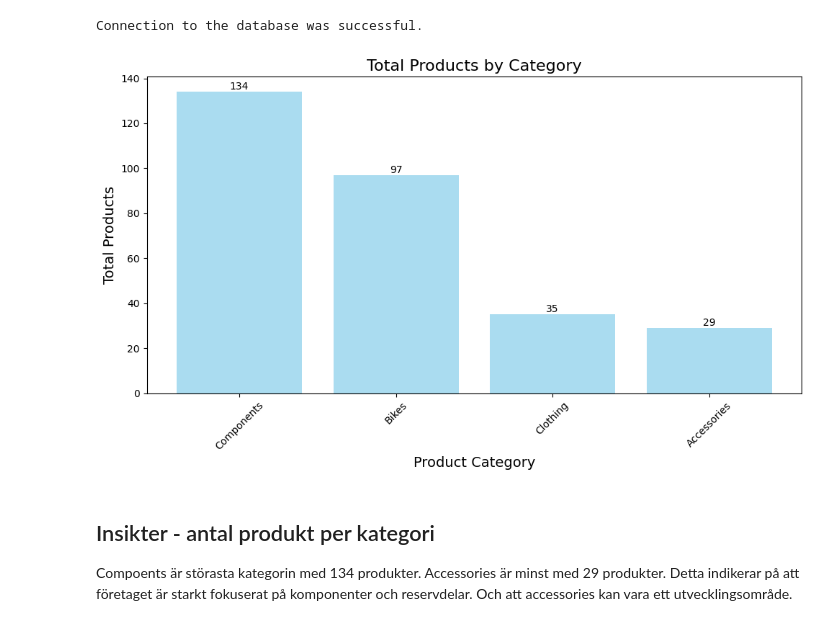
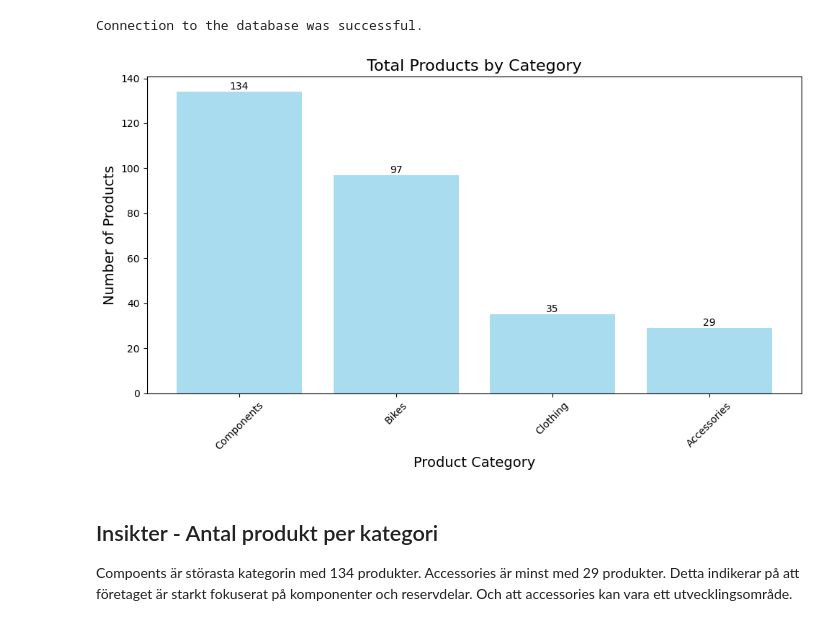
Before and after one commit to wendymermet-lgtm/SQL_Examen, a Jupyter notebook: notebooks/main.ipynb, the cells around one changed output. Saved outputs shown, nothing was run; the diff lists cells and outputs as text; code cells hidden in the pictures.

```diff
--- a/notebooks/main.ipynb
+++ b/notebooks/main.ipynb
@@ -51,37 +52,37 @@ Connection to the database was successful.
 query_vis1 = """
 SELECT
     pc.Name AS CategoryName,
     COUNT(DISTINCT p.ProductID) AS TotalProducts
 
 FROM Production.ProductCategory pc
 INNER JOIN Production.ProductSubcategory psc
     ON pc.ProductCategoryID = psc.ProductCategoryID
 INNER JOIN Production.Product p
     ON psc.ProductSubcategoryID = p.ProductSubcategoryID
 GROUP BY pc.Name
 ORDER BY TotalProducts DESC
 """
 
 df_vis1 = query_df(query_vis1)
 df_vis1
 
 fig, ax = plt.subplots(figsize=(10, 6))
 bars = ax.bar(df_vis1['CategoryName'], df_vis1['TotalProducts'], color='skyblue',alpha=0.7)
 
 for bar in bars:
     height = bar.get_height()
     ax.text(bar.get_x() + bar.get_width() / 2, height, f'{height}', ha='center', va='bottom')
 
 ax.set_title('Total Products by Category', fontsize=16)
 ax.set_xlabel('Product Category', fontsize=14)
-ax.set_ylabel('Total Products', fontsize=14)
+ax.set_ylabel('Number of Products', fontsize=14)
 plt.xticks(rotation=45)
 plt.tight_layout()
 plt.show()
 # %% [output]
-[figure, old version]
+[figure, new version]
 # %% [markdown]
-## Insikter - antal produkt per kategori
+## Insikter - Antal produkt per kategori
 
 Compoents är störasta kategorin med 134 produkter. Accessories är minst med 29 produkter.
 Detta indikerar på att företaget är starkt fokuserat på komponenter och reservdelar. Och att accessories kan vara ett utvecklingsområde.
```
Also changed, not shown: parts of 14 cells of this notebook, 7 other files.
